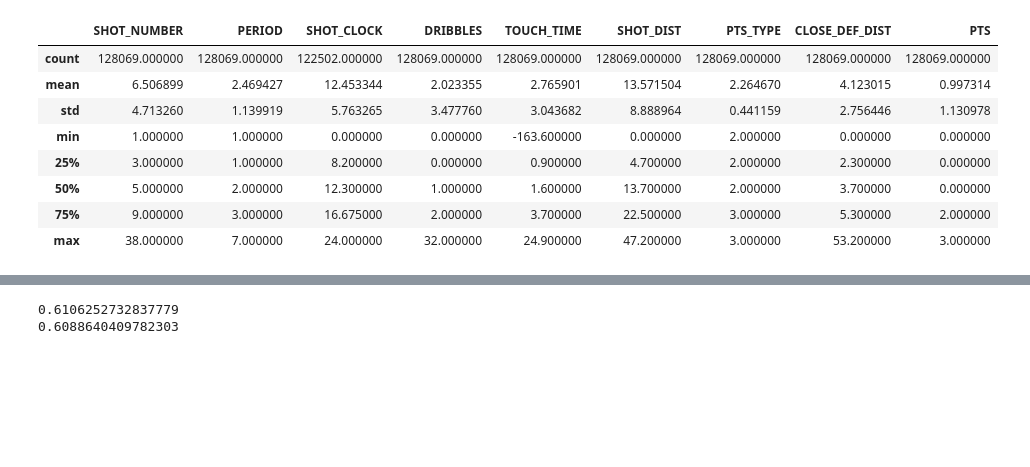
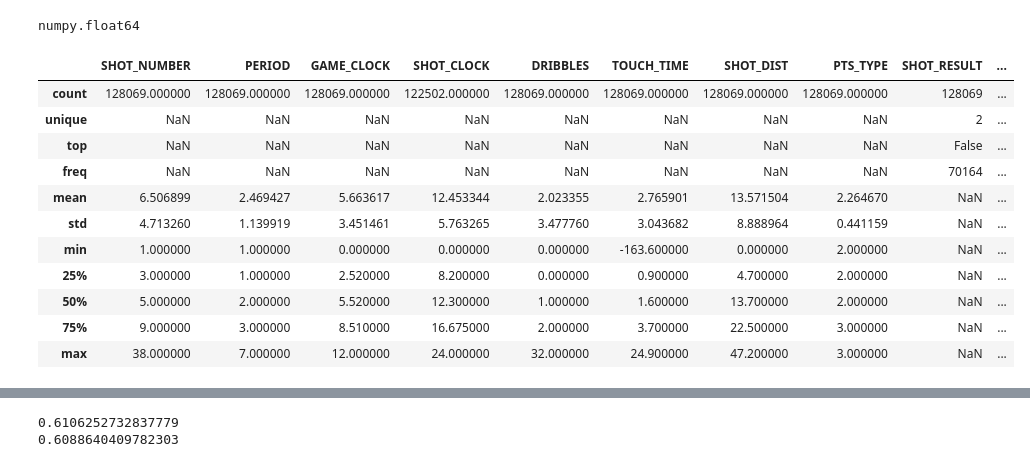
Before and after one commit to ray-chen-930/nba-shot-value-predictor, a Jupyter notebook: Capstone Project 1.ipynb, the cells around one changed output, grey strips where cells are left out. Saved outputs shown, nothing was run; the diff lists cells and outputs as text; code cells hidden in the pictures; blank space fills up the shorter version.

```diff
--- a/Capstone Project 1.ipynb
+++ b/Capstone Project 1.ipynb
@@ -57,12 +67,28 @@ dtype: object
+# %%
+# convert game_clock to float
+#first replace the colon with a period
+shot.GAME_CLOCK = shot.GAME_CLOCK.str.replace(':', '.', regex=True)
+
+#convert game_clock into float
+shot.GAME_CLOCK = shot.GAME_CLOCK.astype('float')
+type(shot.GAME_CLOCK[1])
+# %% [output]
+numpy.float64
+# %%
+#convert shot_result to bool. 1 if made, 0 if missed
+shot.SHOT_RESULT = shot.SHOT_RESULT == 'made'
 # %%
-shot.describe()
+shot.describe(include = 'all')
 # %% [output]
-|  | SHOT_NUMBER | PERIOD | SHOT_CLOCK | DRIBBLES | TOUCH_TIME | SHOT_DIST | PTS_TYPE | CLOSE_DEF_DIST | PTS |
-| count | 128069.000000 | 128069.000000 | 122502.000000 | 128069.000000 | 128069.000000 | 128069.000000 | 128069.000000 | 128069.000000 | 128069.000000 |
-| mean | 6.506899 | 2.469427 | 12.453344 | 2.023355 | 2.765901 | 13.571504 | 2.264670 | 4.123015 | 0.997314 |
-| std | 4.713260 | 1.139919 | 5.763265 | 3.477760 | 3.043682 | 8.888964 | 0.441159 | 2.756446 | 1.130978 |
-| min | 1.000000 | 1.000000 | 0.000000 | 0.000000 | -163.600000 | 0.000000 | 2.000000 | 0.000000 | 0.000000 |
-| 25% | 3.000000 | 1.000000 | 8.200000 | 0.000000 | 0.900000 | 4.700000 | 2.000000 | 2.300000 | 0.000000 |
-| 50% | 5.000000 | 2.000000 | 12.300000 | 1.000000 | 1.600000 | 13.700000 | 2.000000 | 3.700000 | 0.000000 |
-| 75% | 9.000000 | 3.000000 | 16.675000 | 2.000000 | 3.700000 | 22.500000 | 3.000000 | 5.300000 | 2.000000 |
-| max | 38.000000 | 7.000000 | 24.000000 | 32.000000 | 24.900000 | 47.200000 | 3.000000 | 53.200000 | 3.000000 |
+|  | SHOT_NUMBER | PERIOD | GAME_CLOCK | SHOT_CLOCK | DRIBBLES | TOUCH_TIME | SHOT_DIST | PTS_TYPE | SHOT_RESULT | ... |
+| count | 128069.000000 | 128069.000000 | 128069.000000 | 122502.000000 | 128069.000000 | 128069.000000 | 128069.000000 | 128069.000000 | 128069 | ... |
+| unique | NaN | NaN | NaN | NaN | NaN | NaN | NaN | NaN | 2 | ... |
+| top | NaN | NaN | NaN | NaN | NaN | NaN | NaN | NaN | False | ... |
+| freq | NaN | NaN | NaN | NaN | NaN | NaN | NaN | NaN | 70164 | ... |
+| mean | 6.506899 | 2.469427 | 5.663617 | 12.453344 | 2.023355 | 2.765901 | 13.571504 | 2.264670 | NaN | ... |
+| std | 4.713260 | 1.139919 | 3.451461 | 5.763265 | 3.477760 | 3.043682 | 8.888964 | 0.441159 | NaN | ... |
+| min | 1.000000 | 1.000000 | 0.000000 | 0.000000 | 0.000000 | -163.600000 | 0.000000 | 2.000000 | NaN | ... |
+| 25% | 3.000000 | 1.000000 | 2.520000 | 8.200000 | 0.000000 | 0.900000 | 4.700000 | 2.000000 | NaN | ... |
+| 50% | 5.000000 | 2.000000 | 5.520000 | 12.300000 | 1.000000 | 1.600000 | 13.700000 | 2.000000 | NaN | ... |
+| 75% | 9.000000 | 3.000000 | 8.510000 | 16.675000 | 2.000000 | 3.700000 | 22.500000 | 3.000000 | NaN | ... |
+| max | 38.000000 | 7.000000 | 12.000000 | 24.000000 | 32.000000 | 24.900000 | 47.200000 | 3.000000 | NaN | ... |
```
Also changed, not shown: parts of 18 cells of this notebook, 1 other file.
